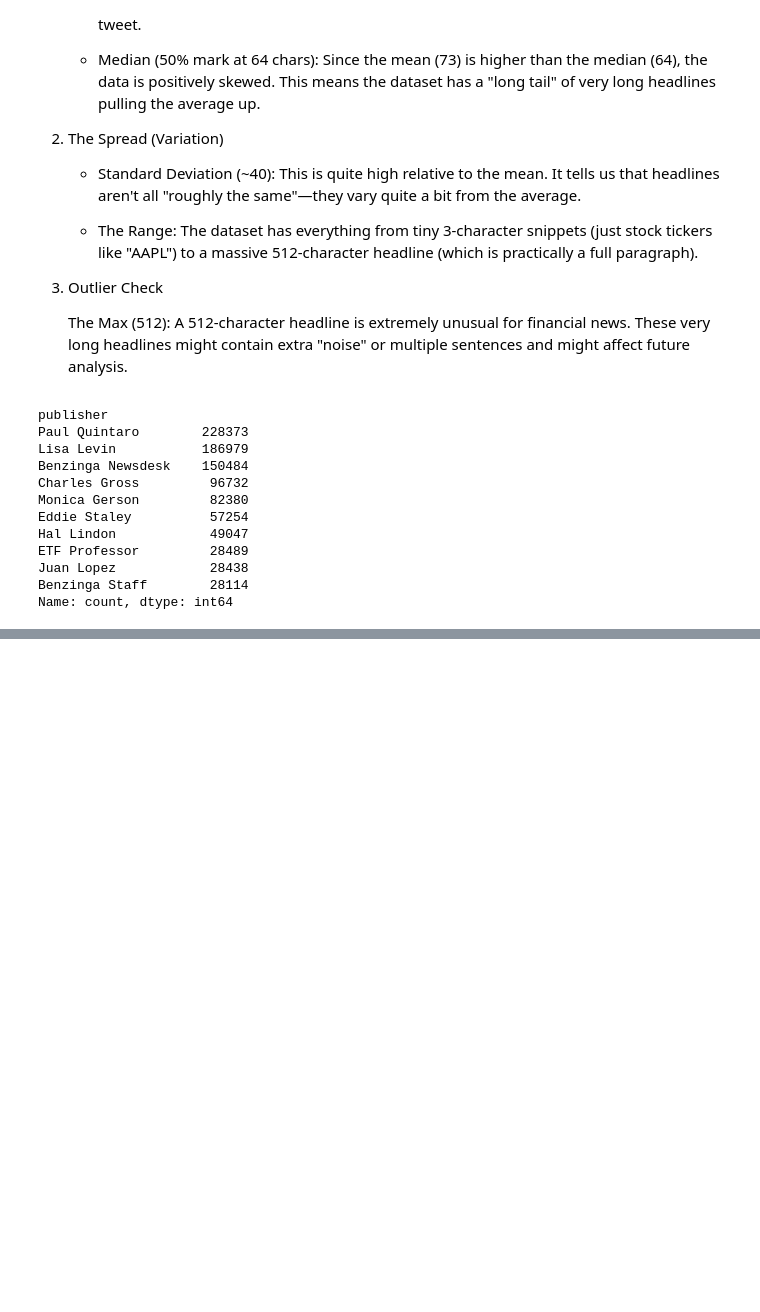
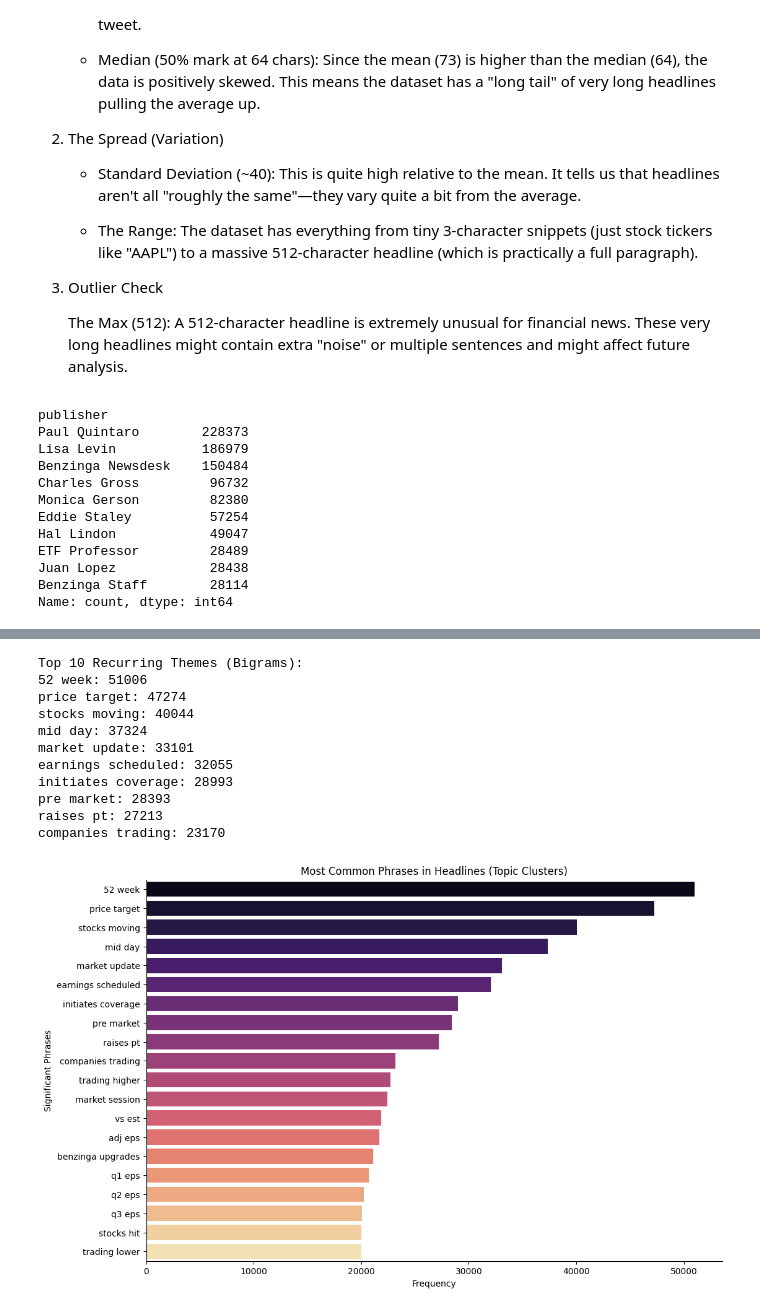
Before and after one commit to Elsh41/News-Sentiment-Analysis, a Jupyter notebook: notebooks/01_exploratory_data_analysis.ipynb, the cells around one changed output, grey strips where cells are left out. Drawn from its saved outputs; the diff is of its cells as text; code cells hidden in the pictures; blank space fills up the shorter version.

```diff
--- a/notebooks/01_exploratory_data_analysis.ipynb
+++ b/notebooks/01_exploratory_data_analysis.ipynb
@@ -117,0 +191,46 @@ Number of unparseable dates: 0
+# %%
+# Task: Text Analysis (Topic Modeling)
+
+from sklearn.feature_extraction.text import CountVectorizer
+import pandas as pd
+
+# 1. Initialize CountVectorizer to look for 2-word phrases (bigrams)
+# This will catch "price target", "earnings report", etc.
+vec = CountVectorizer(stop_words='english', ngram_range=(2, 2), max_features=20)
+
+# 2. Fit and transform the headlines
+bag_of_words = vec.fit_transform(df['headline'].dropna())
+
+# 3. Get the counts
+sum_words = bag_of_words.sum(axis=0)
+words_freq = [(word, sum_words[0, idx]) for word, idx in vec.vocabulary_.items()]
+words_freq = sorted(words_freq, key=lambda x: x[1], reverse=True)
+
+# 4. Display the top themes
+print("Top 10 Recurring Themes (Bigrams):")
+for word, freq in words_freq[:10]:
+    print(f"{word}: {freq}")
+
+
+# 5. Convert to DataFrame for easy plotting
+df_words = pd.DataFrame(words_freq, columns=['Phrase', 'Count'])
+
+plt.figure(figsize=(12, 8))
+sns.barplot(x='Count', y='Phrase', data=df_words.head(20), palette='magma')
+plt.title('Most Common Phrases in Headlines (Topic Clusters)')
+plt.xlabel('Frequency')
+plt.ylabel('Significant Phrases')
+plt.show()
+# %% [output]
+Top 10 Recurring Themes (Bigrams):
+52 week: 51006
+price target: 47274
+stocks moving: 40044
+mid day: 37324
+market update: 33101
+earnings scheduled: 32055
+initiates coverage: 28993
+pre market: 28393
+raises pt: 27213
+companies trading: 23170
+[figure, added]
```
Also changed, not shown: parts of 8 cells of this notebook.
